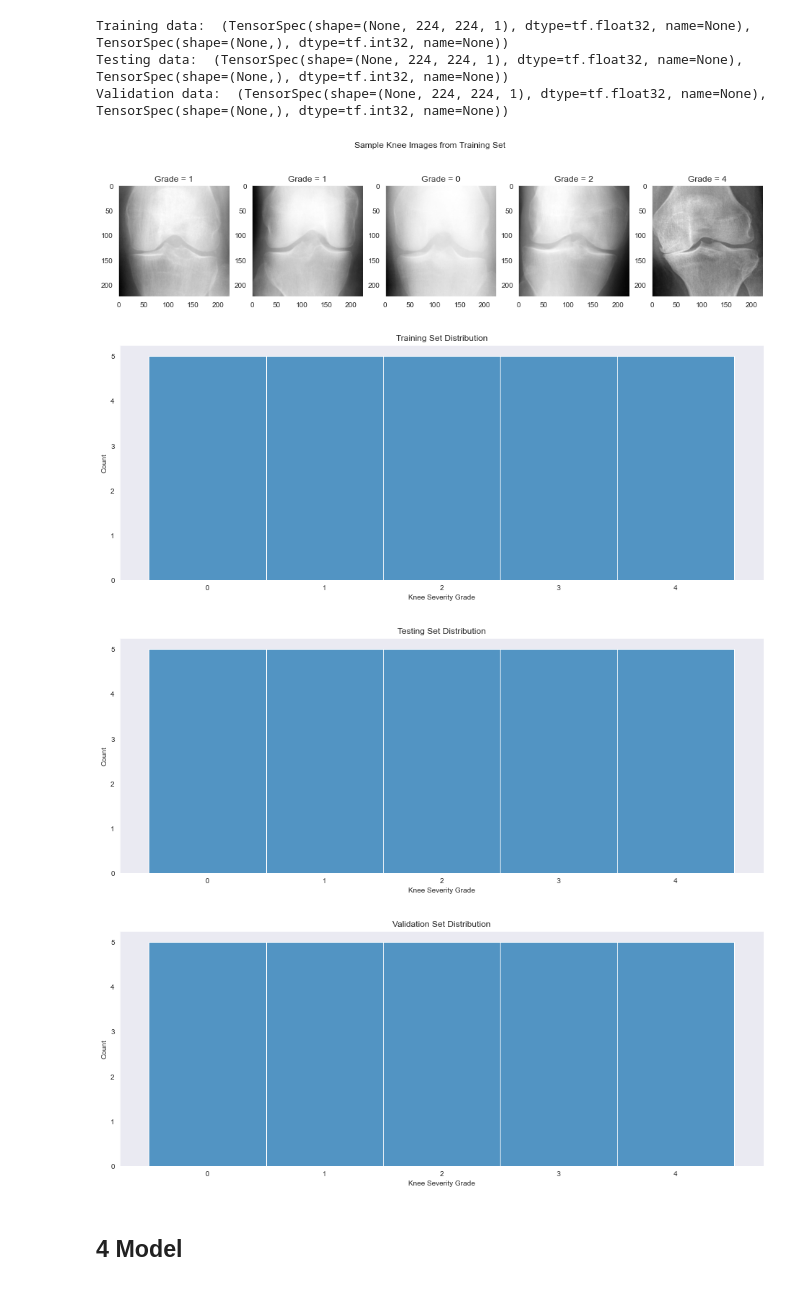
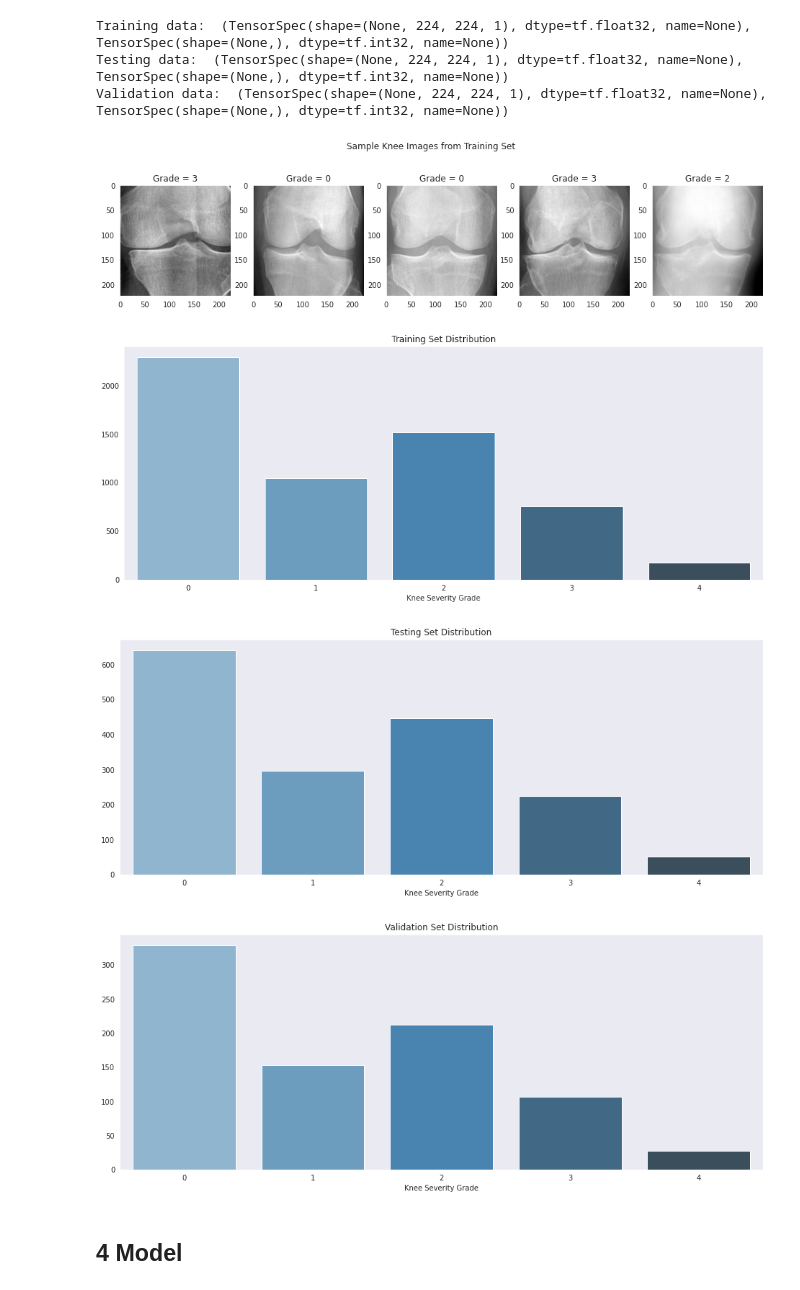
Before and after one commit to fontainelam/KneeOsteoarthritis, a Jupyter notebook: notebooks/Classifying_Knee_Images.ipynb, the cells around one changed output. Cells and saved outputs as stored; diff of their text form; code cells hidden in the pictures.

```diff
--- a/notebooks/Classifying_Knee_Images.ipynb
+++ b/notebooks/Classifying_Knee_Images.ipynb
@@ -27,5 +62,5 @@ TensorFlow version:  2.5.0
 # %%
-directory = "../data/"
+directory = "/tmp/KneeOsteoarthritis-main/data/"
 
 train_directory = directory + "train"
 test_directory = directory + "test"
@@ -67,3 +102,13 @@ Found 25 files belonging to 5 classes.
+# %%
+def fetch_files_from_directory( dir_path ):
+  file_dict = {}
+  for grade in os.listdir( dir_path ):
+    file_dict[grade] = os.listdir(dir_path + '/' + grade)
+  return file_dict
+# %%
+train_files = fetch_files_from_directory(train_directory)
+test_files = fetch_files_from_directory(test_directory)
+val_files = fetch_files_from_directory(val_directory)
 # %% [markdown]
 ## 3 Explore the data
 # %%
@@ -81,31 +126,31 @@ plt.figure(figsize=(16, 4))
 for images, labels in train_dataset.take(1):
     for i in range(5):
         ax = plt.subplot(1,5,i+1)
-        plt.imshow(images[i].numpy().astype('uint8'),cmap='gray')
+        plt.imshow(images[i].numpy().squeeze().astype('uint8'),cmap='gray')
         ax.set_title('Grade = ' + str(labels[i].numpy()))
 _ = plt.suptitle('Sample Knee Images from Training Set')
 # %% [output]
-[figure, old version]
+[figure, new version]
 # %%
-def plot_distribution(dataset, title):
-    for features, label in dataset.take(1):
-        f, ax = plt.subplots(figsize=(16,6))
-        g = sns.histplot(label.numpy(), bins=5, discrete=True, ax=ax)
-        plt.xticks(range(5))
-        plt.xlabel('Knee Severity Grade')
-        plt.title(title)
+def plot_distribution(set_of_files, title):
+    f, ax = plt.subplots(figsize=(16,6))
+    keys = sorted(list(set_of_files.keys()))
+    vals = [len(set_of_files[k]) for k in keys]
+    sns.barplot(x=keys, y=vals, palette="Blues_d")
+    plt.xlabel('Knee Severity Grade')
+    plt.title(title)
 # %%
-plot_distribution(train_dataset, 'Training Set Distribution')
+plot_distribution(train_files, 'Training Set Distribution')
 # %% [output]
-[figure, old version]
+[figure, new version]
 # %%
-plot_distribution(test_dataset, 'Testing Set Distribution')
+plot_distribution(test_files, 'Testing Set Distribution')
 # %% [output]
-[figure, old version]
+[figure, new version]
 # %%
-plot_distribution(val_dataset, 'Validation Set Distribution')
+plot_distribution(val_files, 'Validation Set Distribution')
 # %% [output]
-[figure, old version]
+[figure, new version]
 # %% [markdown]
 ## 4 Model
 # %%
```
Also changed, not shown: parts of 13 cells of this notebook.
